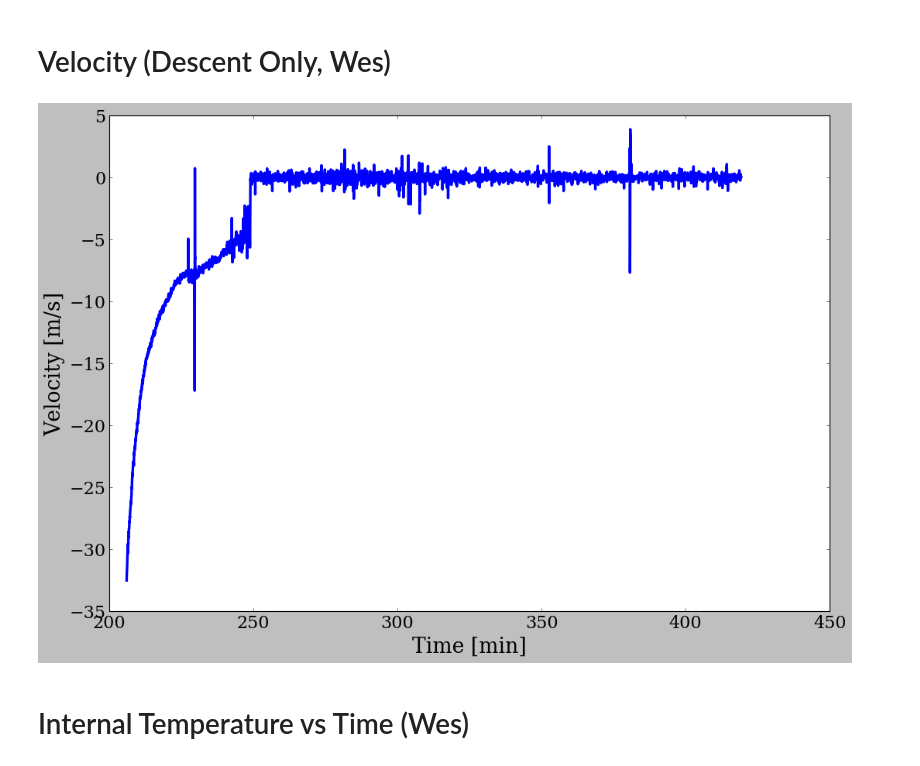
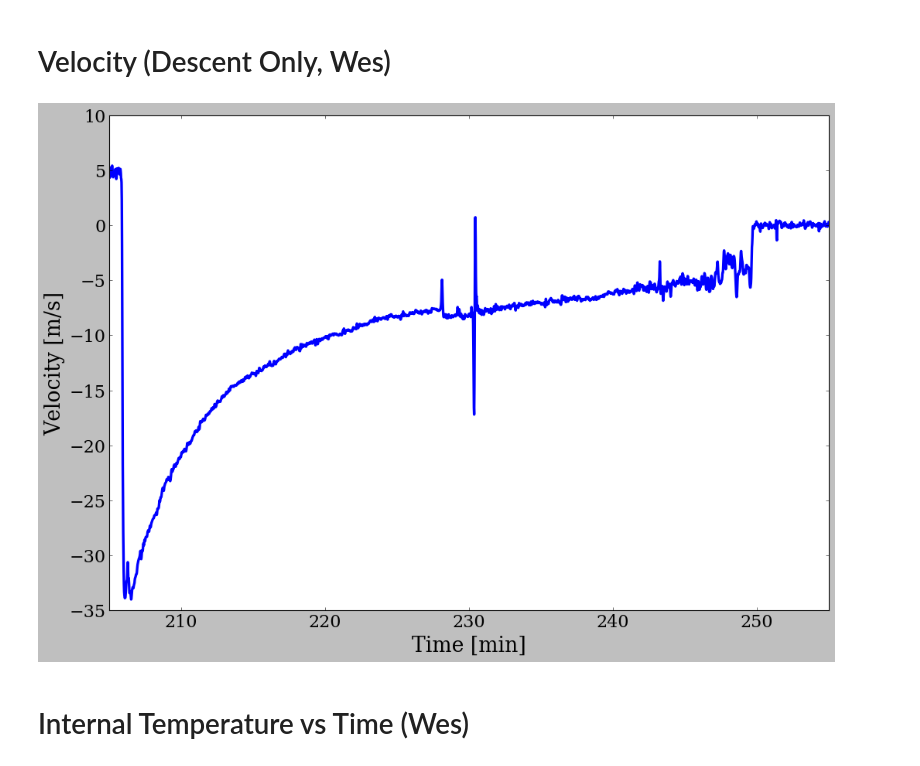
Before and after one commit to cnicoloff/soar-data-analysis, a Jupyter notebook: Process Data.ipynb, the cells around one changed output. Cells and saved outputs as stored; diff of their text form; code cells hidden in the pictures.

Commit message:
Changed how I was synchronizing the data

```diff
--- a/Process Data.ipynb
+++ b/Process Data.ipynb
@@ -587,12 +653,7 @@ counts_c = deadt_correction(dt, df_final['Dead Time Counts'], avg_deadt)
 # %% [markdown]
 # Counts and Pressure vs Time (Wes)
 # %%
-mins = np.array(df_final.index) / 60.0
-P2 = np.array(df_final['P2 [mbar]'])
-
-#counts_smoothed = savgol_filter(counts_c, 51, 1)
-#counts_smoothed = running_mean(counts_smoothed, 300)
-counts_smoothed = savgol_filter(counts_c, 101, 3)
+counts_smoothed = savgol_filter(counts_c, 51, 1)
 
 fig, ax1 = plt.subplots()
 
@@ -609,6 +670,6 @@ ax2.set_ylabel("Pressure [mb]")
 
 plt.xlim([mins[counts_min][0], mins[counts_min][-1]])
 
-plt.savefig("%s\counts_pressure_time.png" % (data_dir), dpi=300)
+plt.savefig("%s/counts_pressure_time.png" % (data_dir), dpi=300)
 plt.show()
 # %% [output]
@@ -633,21 +694,14 @@ plt.show()
 # %%
 plt.close()
 
-mins = np.array(df_final.index) / 60.0
-P2 = np.array(df_final['P2 [mbar]'])
-T = np.array(df_final['T1 [C]'])
-
-alt = np.array(df_final['Altitude [m]'])
-alt_gps = np.array(df_final['GPS Elev [m]'])
-
 QFF = 1022  # https://weather.us/observations/new-york/pressure-qff/20180513-1500z.html
-alt_l = altitude_logarithmic(P2, T, QFF)
+alt_log = altitude_logarithmic(P2, T, QFF)
 #alt_h = altitude_hypsometric(T, P2)
 
-print np.max(alt_l), np.max(alt_gps)
+print np.max(alt_log), np.max(alt_gps)
 
-plt.plot(mins, alt/1000.0, 'r--', linewidth=3, label="Hypsometric approximation")
-plt.plot(mins, alt_l/1000.0, 'b--', linewidth=3, label="Logarithmic approximation")
+plt.plot(mins, alt_star/1000.0, 'r--', linewidth=3, label="Hypsometric approximation")
+plt.plot(mins, alt_log/1000.0, 'b--', linewidth=3, label="Logarithmic approximation")
 plt.plot(mins, alt_gps/1000.0, 'g-', linewidth=3, label="GPS [Measured and Interpolated]")
 plt.xlabel("Time [min]")
 plt.ylabel("Elevation [km]")
@@ -655,8 +709,7 @@ plt.legend(loc='best')
 
 plt.xlim([50, 275])
 
-
-plt.savefig("%s\elevation_time.png" % (data_dir), dpi=300)
+plt.savefig("%s/elevation_time.png" % (data_dir), dpi=300)
 plt.show()
 # %% [output]
 25789.4074324 nan
@@ -666,18 +719,7 @@ plt.show()
 # %%
 plt.close()
 
-mins = np.array(df_final.index) / 60.0
-P2 = np.array(df_final['P2 [mbar]'])
-T = np.array(df_final['T1 [C]'])
-
-alt = np.array(df_final['Altitude [m]'])
-alt_gps = np.array(df_final['GPS Elev [m]'])
-
-QFF = 1022  # https://weather.us/observations/new-york/pressure-qff/20180513-1500z.html
-alt_l = altitude_logarithmic(P2, T, QFF)
-
 counts_smoothed = savgol_filter(counts_c, 51, 1)
-#counts_smoothed = savgol_filter(counts_c, 101, 3)
 
 fig, ax1 = plt.subplots()
 
@@ -695,7 +737,7 @@ plt.xlim([78, 248])
 ax1.set_ylim([0, 30])
 ax2.set_ylim([0, 30])
 
-plt.savefig("%s\counts_elevation_time.png" % (data_dir), dpi=300)
+plt.savefig("%s/counts_elevation_time.png" % (data_dir), dpi=300)
 plt.show()
 # %% [output]
 [figure]
@@ -729,20 +767,21 @@ plt.show()
 # %%
 plt.close()
 
 plt.ylabel("Velocity [m/s]")
 plt.xlabel("Time [min]")
 
-m = np.where(mins >= 206.0)
+m = np.where(mins >= 205.0)
 
 x = np.linspace(np.min(mins[m]), np.max(mins[m]), 1000)
 
 plt.plot(mins[m], v_smooth[m], linewidth=3)
-#plt.plot(x, log_fit(x, a, b), 'r--')
+plt.xlim([205, 255])
+
 plt.savefig("%s/velocity_descent.png" % (data_dir), dpi=300)
 
 plt.show()
 # %% [output]
-[figure, old version]
+[figure, new version]
 # %% [markdown]
 # Internal Temperature vs Time (Wes)
 # %%
```
Also changed, not shown: parts of 22 cells of this notebook.
